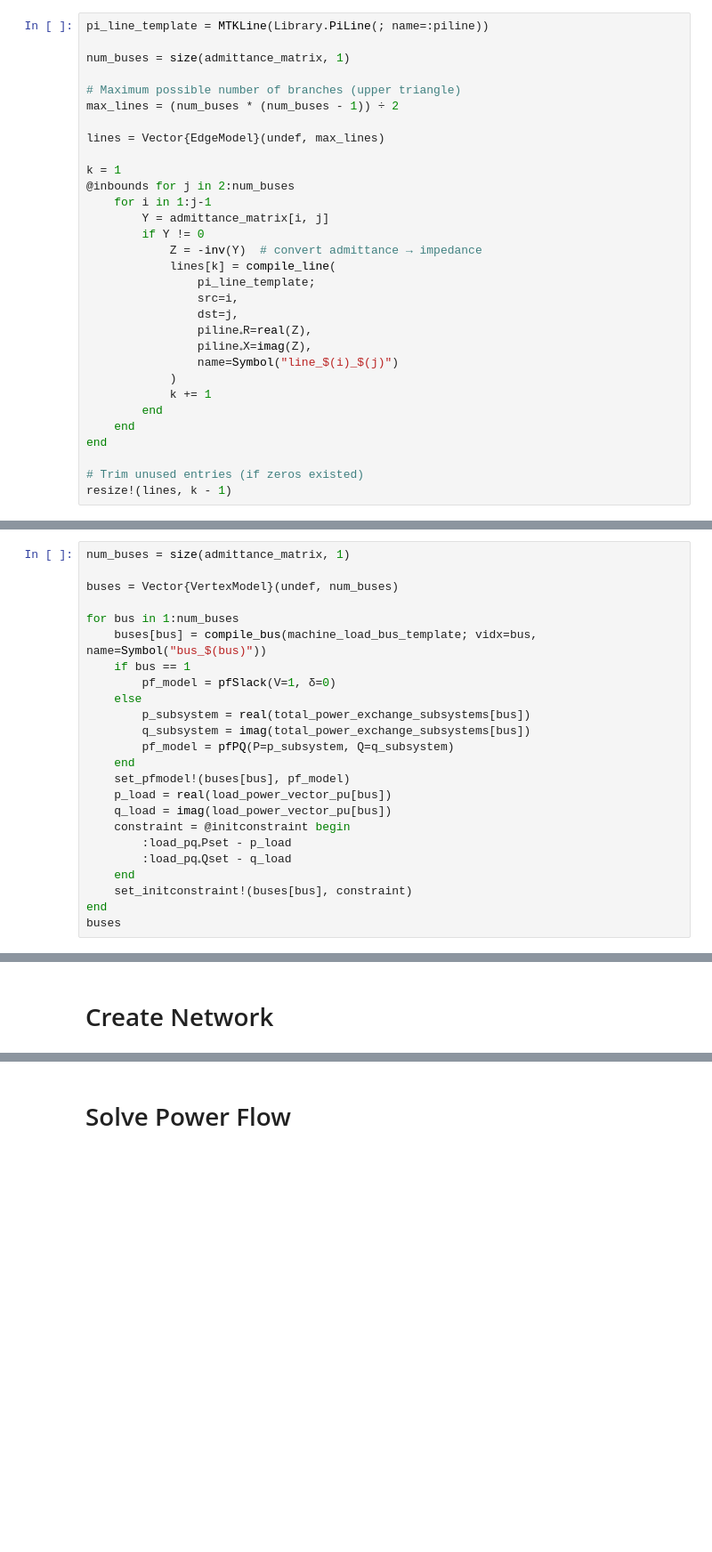
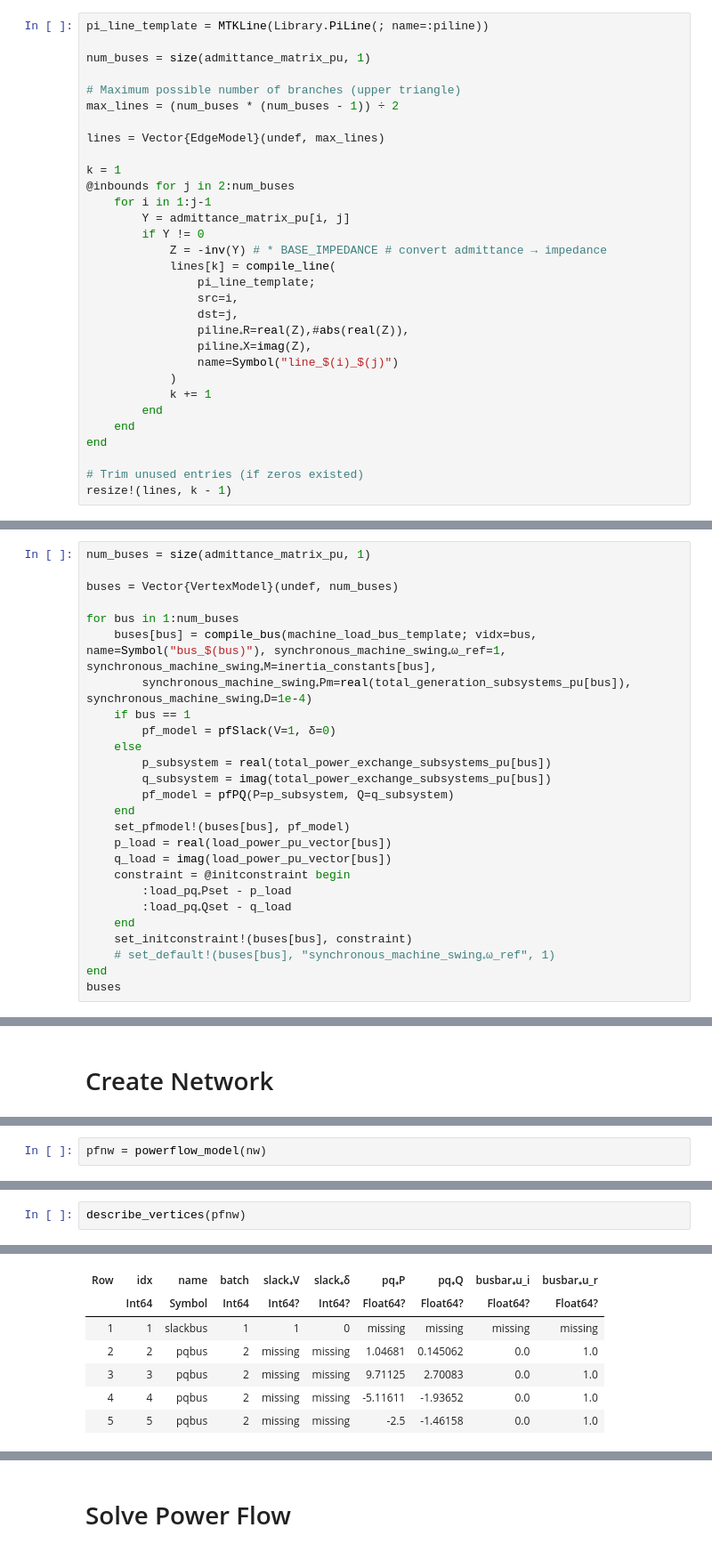
Before and after one commit to Sciemon/mwe_dynamic_equivalents_regions, a Jupyter notebook: dynamic-equivalents-simulations.ipynb, the cells around one changed output, grey strips where cells are left out. Shown at 89% size. Cells and saved outputs as stored; diff of their text form; blank space fills up the shorter version.

```diff
--- a/dynamic-equivalents-simulations.ipynb
+++ b/dynamic-equivalents-simulations.ipynb
@@ -98,7 +122,7 @@ total_generation_subsystems
 # %%
 pi_line_template = MTKLine(Library.PiLine(; name=:piline))
 
-num_buses = size(admittance_matrix, 1)
+num_buses = size(admittance_matrix_pu, 1)
 
 # Maximum possible number of branches (upper triangle)
 max_lines = (num_buses * (num_buses - 1)) ÷ 2
@@ -108,14 +132,14 @@ lines = Vector{EdgeModel}(undef, max_lines)
 k = 1
 @inbounds for j in 2:num_buses
     for i in 1:j-1
-        Y = admittance_matrix[i, j]
+        Y = admittance_matrix_pu[i, j]
         if Y != 0
-            Z = -inv(Y)  # convert admittance → impedance
+            Z = -inv(Y) # * BASE_IMPEDANCE # convert admittance → impedance
             lines[k] = compile_line(
                 pi_line_template;
                 src=i,
                 dst=j,
-                piline₊R=real(Z),
+                piline₊R=real(Z),#abs(real(Z)),
                 piline₊X=imag(Z),
                 name=Symbol("line_$(i)_$(j)")
             )
@@ -181,25 +180,27 @@ Compile buses and add power flow model. For the power flow models, the first bus
 # %%
-num_buses = size(admittance_matrix, 1)
+num_buses = size(admittance_matrix_pu, 1)
 
 buses = Vector{VertexModel}(undef, num_buses)
 
 for bus in 1:num_buses
-    buses[bus] = compile_bus(machine_load_bus_template; vidx=bus, name=Symbol("bus_$(bus)"))
+    buses[bus] = compile_bus(machine_load_bus_template; vidx=bus, name=Symbol("bus_$(bus)"), synchronous_machine_swing₊ω_ref=1, synchronous_machine_swing₊M=inertia_constants[bus],
+        synchronous_machine_swing₊Pm=real(total_generation_subsystems_pu[bus]), synchronous_machine_swing₊D=1e-4)
     if bus == 1
         pf_model = pfSlack(V=1, δ=0)
     else
-        p_subsystem = real(total_power_exchange_subsystems[bus])
-        q_subsystem = imag(total_power_exchange_subsystems[bus])
+        p_subsystem = real(total_power_exchange_subsystems_pu[bus])
+        q_subsystem = imag(total_power_exchange_subsystems_pu[bus])
         pf_model = pfPQ(P=p_subsystem, Q=q_subsystem)
     end
     set_pfmodel!(buses[bus], pf_model)
-    p_load = real(load_power_vector_pu[bus])
-    q_load = imag(load_power_vector_pu[bus])
+    p_load = real(load_power_pu_vector[bus])
+    q_load = imag(load_power_pu_vector[bus])
     constraint = @initconstraint begin
         :load_pq₊Pset - p_load
         :load_pq₊Qset - q_load
     end
     set_initconstraint!(buses[bus], constraint)
+    # set_default!(buses[bus], "synchronous_machine_swing₊ω_ref", 1)
 end
 buses
 # %% [output]
@@ -222,0 +232,2 @@ Edge-Aggregation using SequentialAggregator(+)
+# %%
+pfnw = powerflow_model(nw)
@@ -222,0 +239,3 @@ Edge-Aggregation using SequentialAggregator(+)
+# %%
+describe_vertices(pfnw)
+# %% [output]
@@ -222,0 +243,7 @@ Edge-Aggregation using SequentialAggregator(+)
+| Row | idx | name | batch | slack₊V | slack₊δ | pq₊P | pq₊Q | busbar₊u_i | busbar₊u_r |
+|  | Int64 | Symbol | Int64 | Int64? | Int64? | Float64? | Float64? | Float64? | Float64? |
+| 1 | 1 | slackbus | 1 | 1 | 0 | missing | missing | missing | missing |
+| 2 | 2 | pqbus | 2 | missing | missing | 1.04681 | 0.145062 | 0.0 | 1.0 |
+| 3 | 3 | pqbus | 2 | missing | missing | 9.71125 | 2.70083 | 0.0 | 1.0 |
+| 4 | 4 | pqbus | 2 | missing | missing | -5.11611 | -1.93652 | 0.0 | 1.0 |
+| 5 | 5 | pqbus | 2 | missing | missing | -2.5 | -1.46158 | 0.0 | 1.0 |
```
Also changed, not shown: parts of 28 cells of this notebook, 4 other files.
